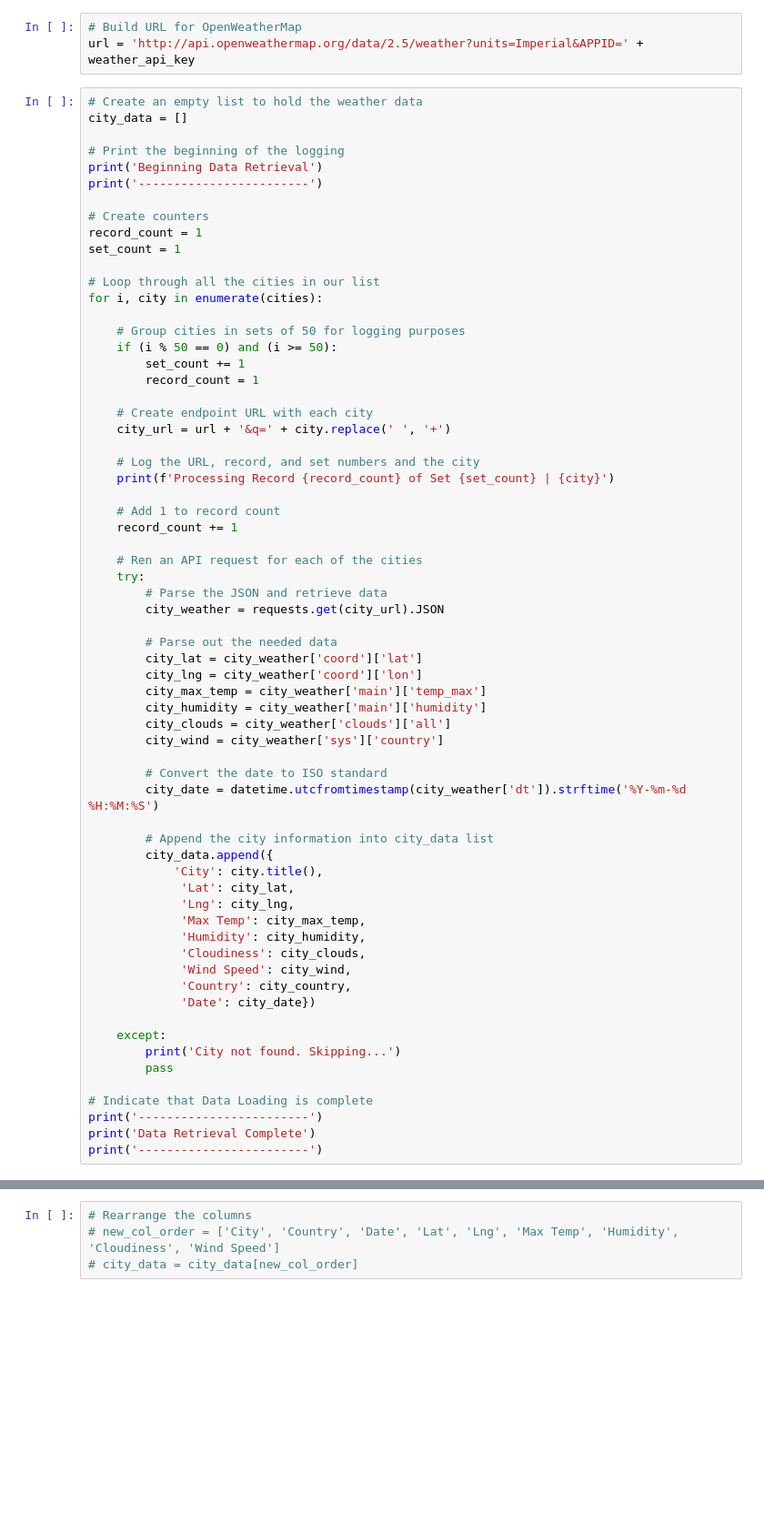
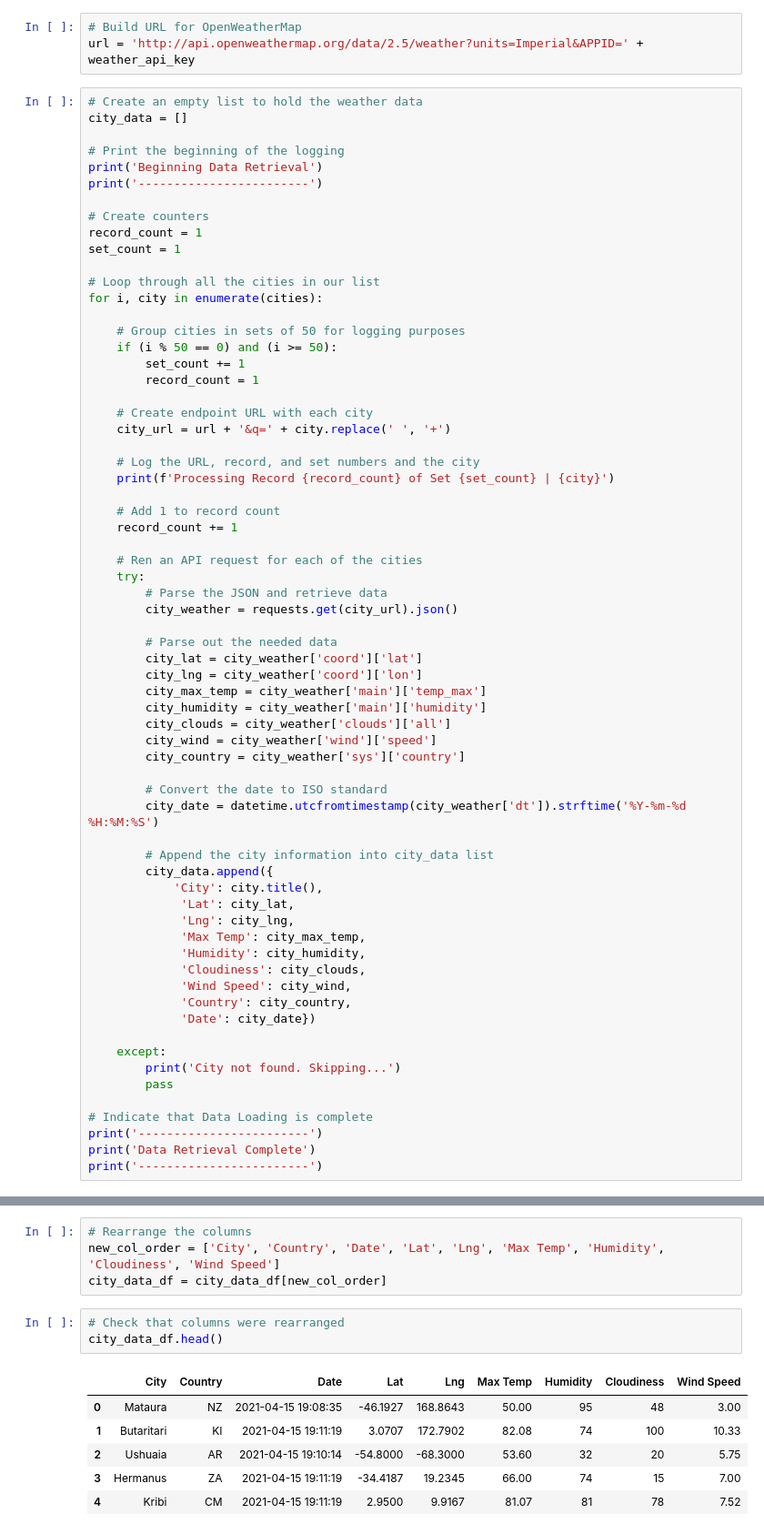
Before and after one commit to bromul/World_Weather_Analysis, a Jupyter notebook: WeatherPy.ipynb, the cells around one changed output, grey strips where cells are left out. Shown: that part at 91% size. Saved outputs shown, nothing was run; the diff lists cells and outputs as text; blank space fills up the shorter version.

Commit message:
Modifying WeatherPy

```diff
--- a/WeatherPy.ipynb
+++ b/WeatherPy.ipynb
@@ -70,7 +74,7 @@ for i, city in enumerate(cities):
     # Ren an API request for each of the cities
     try:
         # Parse the JSON and retrieve data
-        city_weather = requests.get(city_url).JSON
+        city_weather = requests.get(city_url).json()
 
         # Parse out the needed data
         city_lat = city_weather['coord']['lat']
@@ -78,7 +82,8 @@ for i, city in enumerate(cities):
         city_max_temp = city_weather['main']['temp_max']
         city_humidity = city_weather['main']['humidity']
         city_clouds = city_weather['clouds']['all']
-        city_wind = city_weather['sys']['country']
+        city_wind = city_weather['wind']['speed']
+        city_country = city_weather['sys']['country']
 
         # Convert the date to ISO standard
         city_date = datetime.utcfromtimestamp(city_weather['dt']).strftime('%Y-%m-%d %H:%M:%S')
@@ -110,5 +145,15 @@ city_data_df.head(10)
 # %%
 # Rearrange the columns
-# new_col_order = ['City', 'Country', 'Date', 'Lat', 'Lng', 'Max Temp', 'Humidity', 'Cloudiness', 'Wind Speed']
-# city_data = city_data[new_col_order]
+new_col_order = ['City', 'Country', 'Date', 'Lat', 'Lng', 'Max Temp', 'Humidity', 'Cloudiness', 'Wind Speed']
+city_data_df = city_data_df[new_col_order]
+# %%
+# Check that columns were rearranged
+city_data_df.head()
+# %% [output]
+|  | City | Country | Date | Lat | Lng | Max Temp | Humidity | Cloudiness | Wind Speed |
+| 0 | Mataura | NZ | 2021-04-15 19:08:35 | -46.1927 | 168.8643 | 50.00 | 95 | 48 | 3.00 |
+| 1 | Butaritari | KI | 2021-04-15 19:11:19 | 3.0707 | 172.7902 | 82.08 | 74 | 100 | 10.33 |
+| 2 | Ushuaia | AR | 2021-04-15 19:10:14 | -54.8000 | -68.3000 | 53.60 | 32 | 20 | 5.75 |
+| 3 | Hermanus | ZA | 2021-04-15 19:11:19 | -34.4187 | 19.2345 | 66.00 | 74 | 15 | 7.00 |
+| 4 | Kribi | CM | 2021-04-15 19:11:19 | 2.9500 | 9.9167 | 81.07 | 81 | 78 | 7.52 |
 # %%
```
Also changed, not shown: parts of 5 cells of this notebook.
